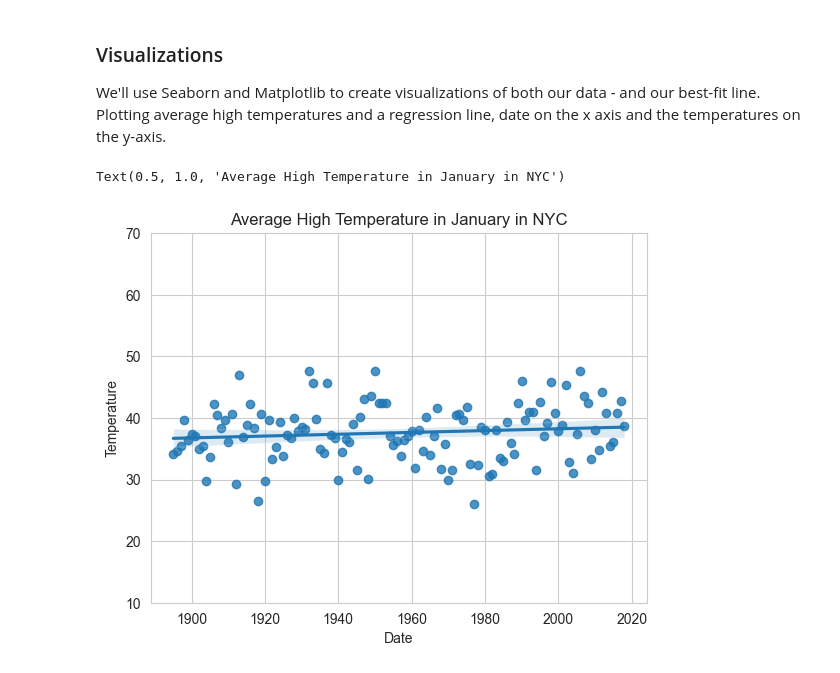
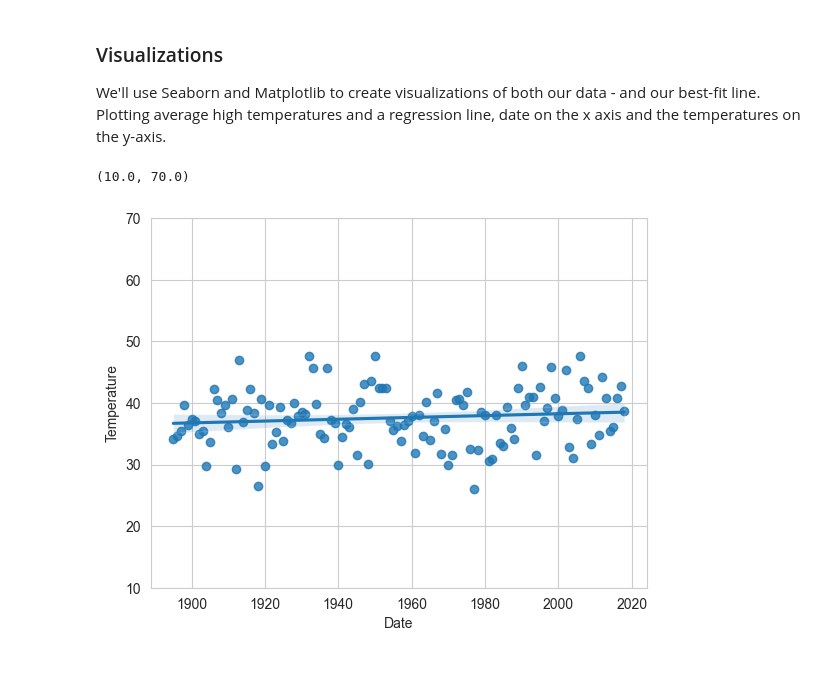
Before and after one commit to Bdowdle4/datafun-07-ml, a Jupyter notebook: dowdle_ml.ipynb, the cells around one changed output. Saved outputs shown, nothing was run; the diff lists cells and outputs as text; code cells hidden in the pictures.

```diff
--- a/dowdle_ml.ipynb
+++ b/dowdle_ml.ipynb
@@ -161,9 +161,7 @@ Plotting average high temperatures and a regression line, date on the x axis and
 # %%
 sns.set_style('whitegrid')
 axes = sns.regplot(x=nyc_df.Date, y=nyc_df.Temperature)
 axes.set_ylim(10,70)
-axes.set_title('Average High Temperature in January in NYC')
-# markerfacecolor='green' linewidth=3
 # %% [output]
-Text(0.5, 1.0, 'Average High Temperature in January in NYC')
+(10.0, 70.0)
-[figure, old version]
+[figure, new version]
```
Also changed, not shown: parts of 23 cells of this notebook.
